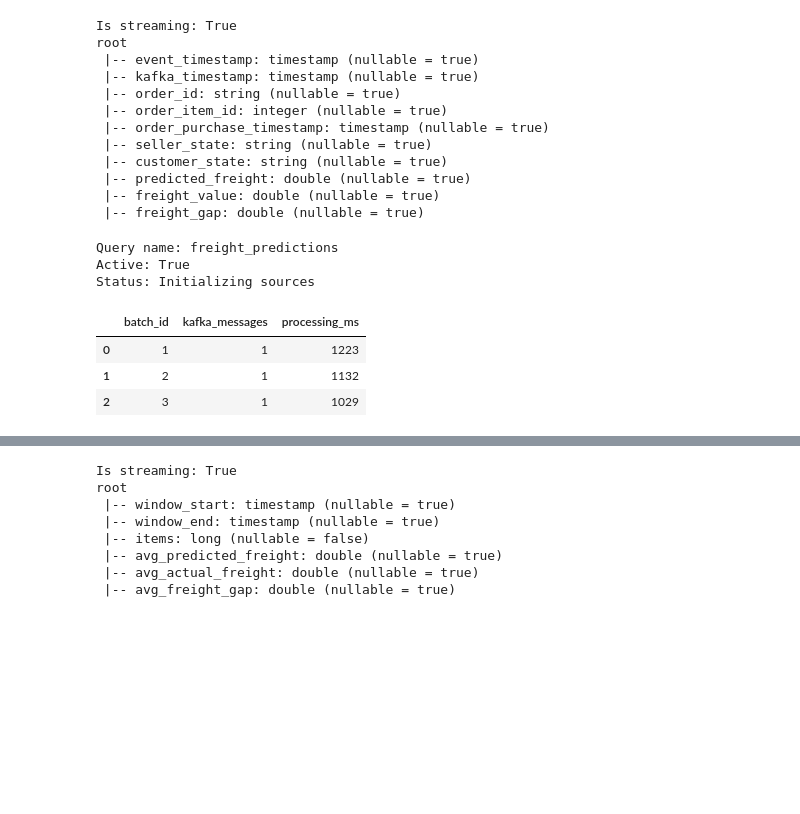
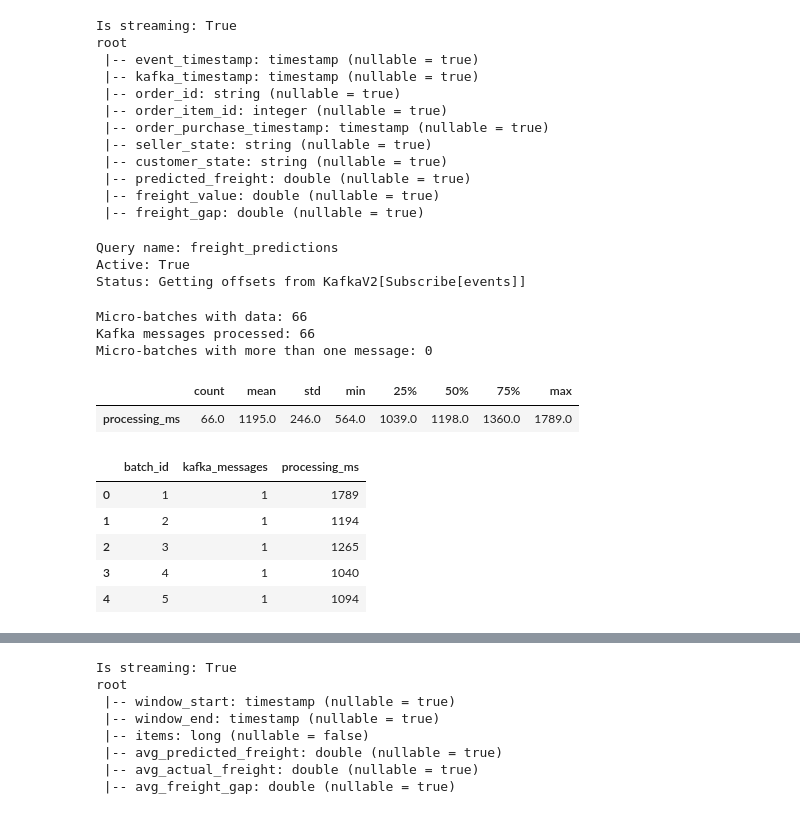
Before and after one commit to mounisha-dev21/ito5202-assessment2-streaming, a Jupyter notebook: assessment2.ipynb, the cells around one changed output, grey strips where cells are left out. Drawn from its saved outputs; the diff is of its cells as text; code cells hidden in the pictures; blank space fills up the shorter version.

Commit message:
cleared outputs and did full re-run. Complete full streaming run with final predictions, windowed trend chart and interpretation

```diff
--- a/assessment2.ipynb
+++ b/assessment2.ipynb
@@ -2771,6 +2773,8 @@ paths_to_clear = [
 for path in paths_to_clear:
     shutil.rmtree(path, ignore_errors=True)
 
+# Keep progress reports
+spark.conf.set("spark.sql.streaming.numRecentProgressUpdates", 500)
 
 # Write predictions
 predictions_query = predictions_stream.writeStream \
@@ -2790,36 +2794,61 @@ print("Status:", predictions_query.status["message"])
 # %% [output]
 Query name: freight_predictions
 Active: True
-Status: Initializing sources
+Status: Getting offsets from KafkaV2[Subscribe[events]]
 # %%
-# Keep only micro-batches that received Kafka messages
+# Keep micro-batches that actually received Kafka data
 progress = []
 
 for batch in predictions_query.recentProgress:
     if batch["numInputRows"] > 0:
         progress.append(batch)
 
 
-# Build a small progress table
+# Build a table of the batch timing details
 progress_rows = []
 
 for batch in progress:
     progress_rows.append({
         "batch_id": batch["batchId"],
         "kafka_messages": batch["numInputRows"],
         "processing_ms": batch["durationMs"].get("triggerExecution")
     })
 
+progress_df = pd.DataFrame(progress_rows)
 
-# Display the results
-progress_table = pd.DataFrame(progress_rows)
 
-progress_table
+# Summarise what was processed
+print("Micro-batches with data:", len(progress_df))
+print("Kafka messages processed:", progress_df["kafka_messages"].sum())
+
+multiple_messages = (
+    progress_df["kafka_messages"] > 1
+).sum()
+
+print("Micro-batches with more than one message:", multiple_messages)
+
+
+# Show processing-time summary
+processing_summary = progress_df[
+    "processing_ms"
+].describe().round(0).to_frame().T
+
+display(processing_summary)
+
+# Show the first few micro-batches
+progress_df.head()
 # %% [output]
+Micro-batches with data: 66
+Kafka messages processed: 66
+Micro-batches with more than one message: 0
-|  | batch_id | kafka_messages | processing_ms |
-| 0 | 1 | 1 | 1223 |
-| 1 | 2 | 1 | 1132 |
-| 2 | 3 | 1 | 1029 |
+|  | count | mean | std | min | 25% | 50% | 75% | max |
+| processing_ms | 66.0 | 1195.0 | 246.0 | 564.0 | 1039.0 | 1198.0 | 1360.0 | 1789.0 |
+|  | batch_id | kafka_messages | processing_ms |
+| 0 | 1 | 1 | 1789 |
+| 1 | 2 | 1 | 1194 |
+| 2 | 3 | 1 | 1265 |
+| 3 | 4 | 1 | 1040 |
+| 4 | 5 | 1 | 1094 |
 # %%
 # Read the saved prediction output
 saved_predictions = spark.read.parquet(
```
Also changed, not shown: parts of 23 cells of this notebook, 35 other files.
